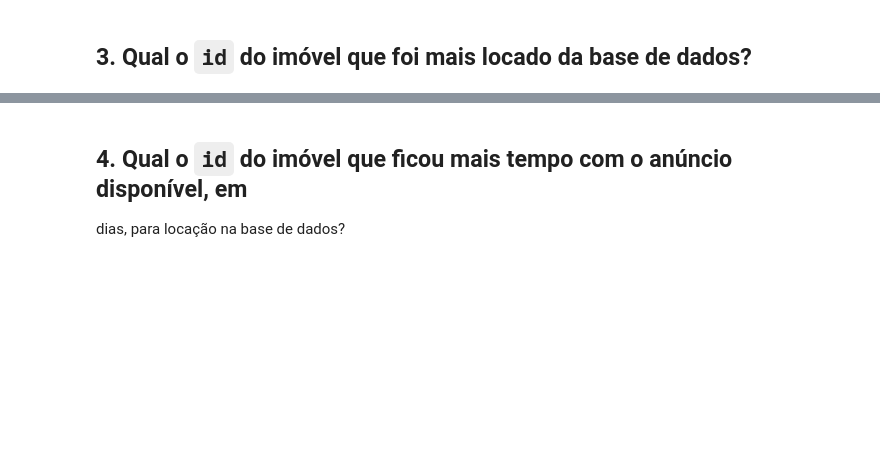
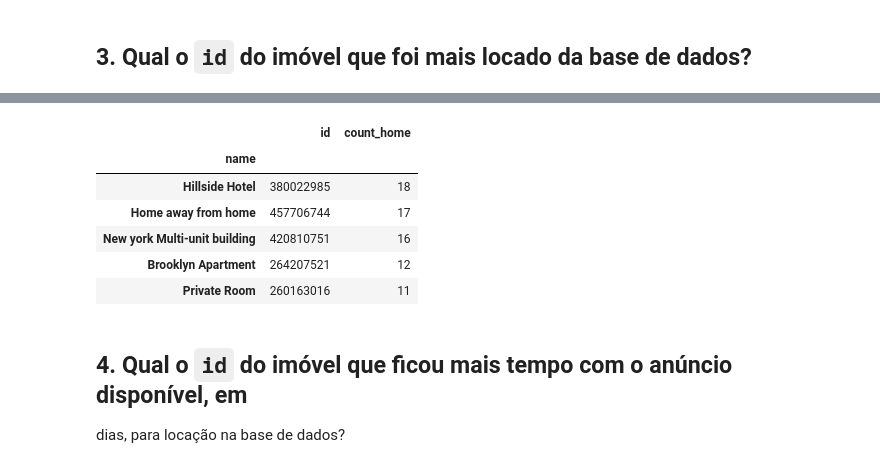
Before and after one commit to alessandra-barbosa/House-Rocket-Insights, a Jupyter notebook: Projeto_final_certificaçao.ipynb, the cells around one changed output, grey strips where cells are left out. Drawn from its saved outputs; the diff is of its cells as text; code cells hidden in the pictures; blank space fills up the shorter version.

```diff
--- a/Projeto_final_certificaçao.ipynb
+++ b/Projeto_final_certificaçao.ipynb
@@ -266,0 +254,2 @@ df[['id','name','price']].groupby(['name']).count().sort_values('price', ascendi
+# %%
+df['count_home']=1
@@ -267,3 +260,13 @@ df[['id','name','price']].groupby(['name']).count().sort_values('price', ascendi
+# %%
+df[['id','name','count_home']].groupby(['name']).sum('count_home').sort_values('count_home', ascending=False).head()
+# %% [output]
+|  | id | count_home |
+| name |  |  |
+| Hillside Hotel | 380022985 | 18 |
+| Home away from home | 457706744 | 17 |
+| New york Multi-unit building | 420810751 | 16 |
+| Brooklyn Apartment | 264207521 | 12 |
+| Private Room | 260163016 | 11 |
 # %% [markdown]
 ## 4. Qual o `id` do imóvel que ficou mais tempo com o anúncio disponível, em
 dias, para locação na base de dados?
```
Also changed, not shown: parts of 14 cells of this notebook.
